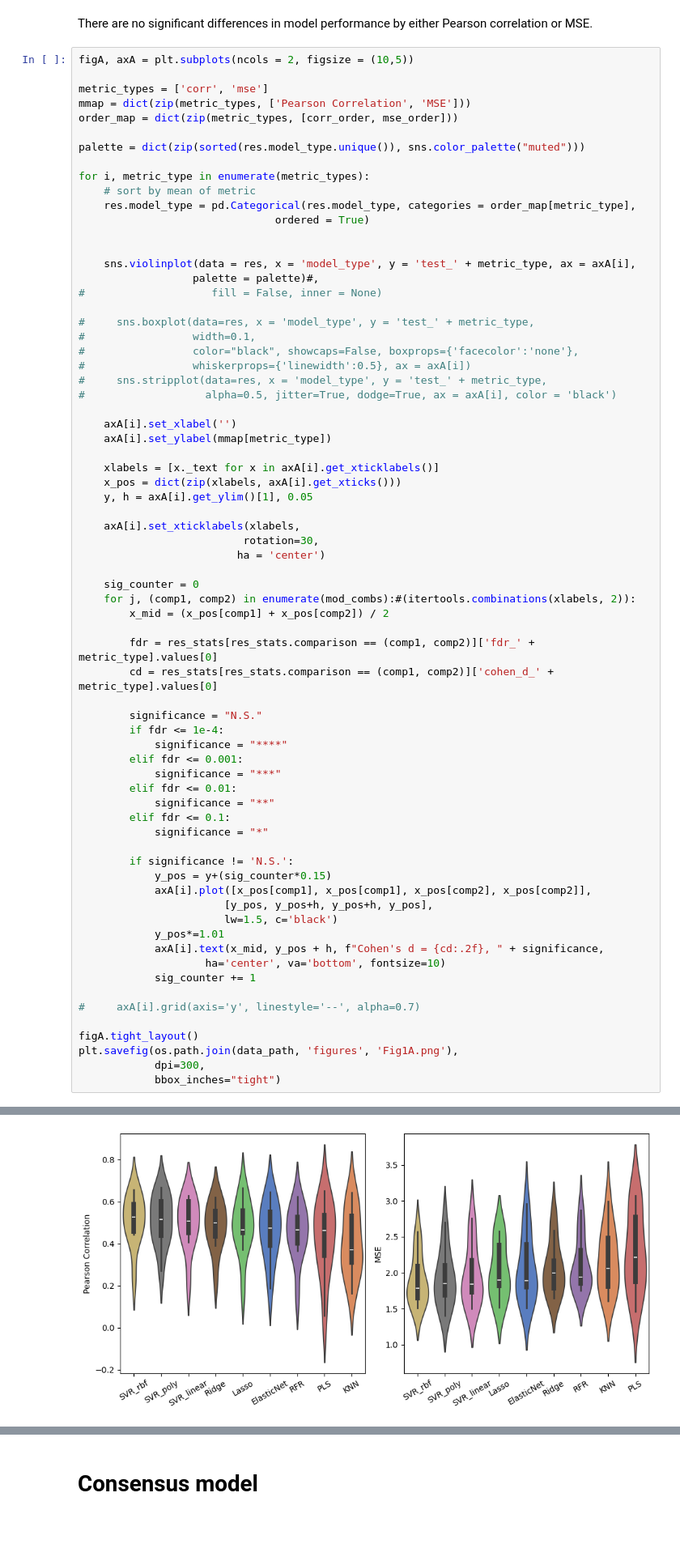
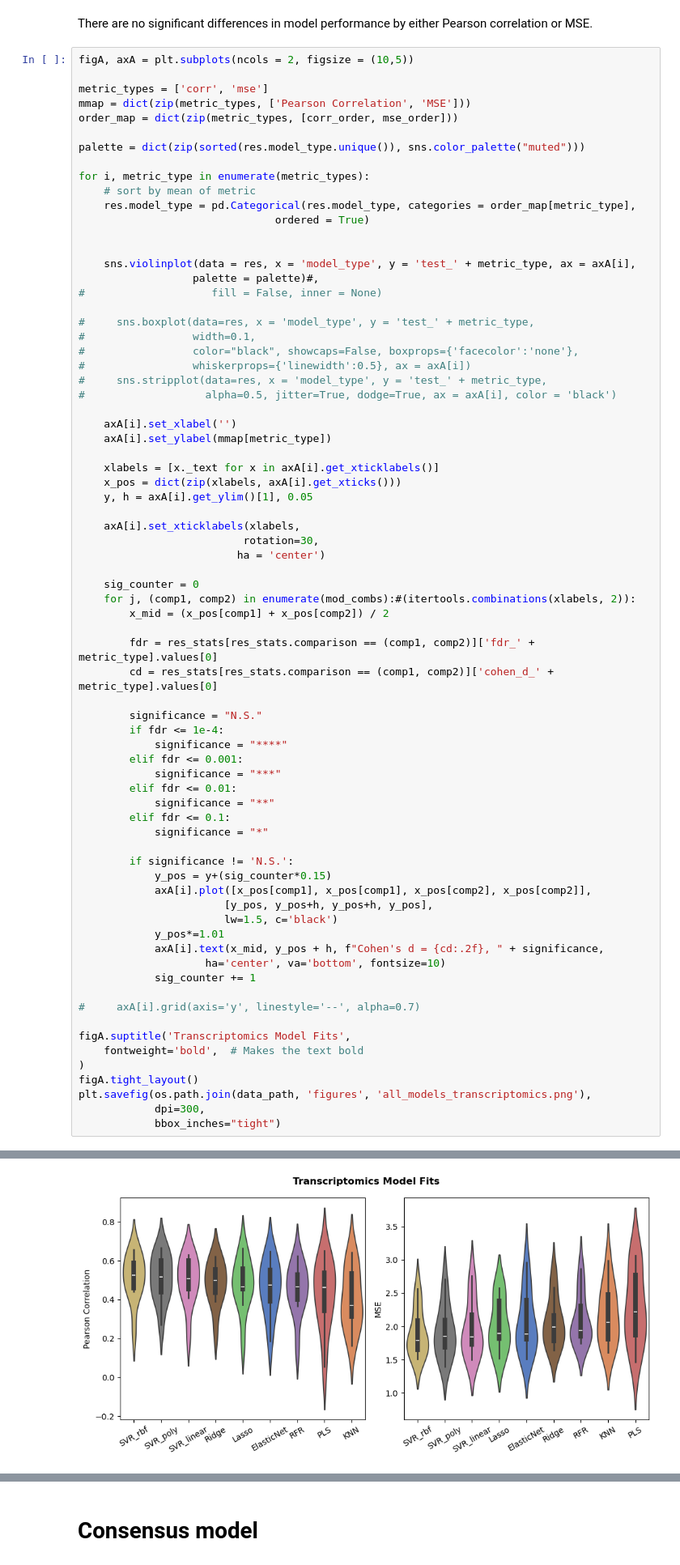
Before and after one commit to hmbaghdassarian/metastatic_potential, a Jupyter notebook: notebooks/A_rna_prediction/03_predict_transcriptomics.ipynb, the cells around one changed output, grey strips where cells are left out. Shown at 81% size. Saved outputs shown, nothing was run; the diff lists cells and outputs as text; blank space fills up the shorter version.

```diff
--- a/notebooks/A_rna_prediction/03_predict_transcriptomics.ipynb
+++ b/notebooks/A_rna_prediction/03_predict_transcriptomics.ipynb
@@ -247,35 +247,38 @@ for i, metric_type in enumerate(metric_types):
         elif fdr <= 0.001:
             significance = "***"
         elif fdr <= 0.01:
             significance = "**"
         elif fdr <= 0.1:
             significance = "*"
 
         if significance != 'N.S.':
             y_pos = y+(sig_counter*0.15)
             axA[i].plot([x_pos[comp1], x_pos[comp1], x_pos[comp2], x_pos[comp2]],
                        [y_pos, y_pos+h, y_pos+h, y_pos],
                        lw=1.5, c='black')
             y_pos*=1.01
             axA[i].text(x_mid, y_pos + h, f"Cohen's d = {cd:.2f}, " + significance,
                     ha='center', va='bottom', fontsize=10)
             sig_counter += 1
 
 #     axA[i].grid(axis='y', linestyle='--', alpha=0.7)
 
+figA.suptitle('Transcriptomics Model Fits',
+    fontweight='bold',  # Makes the text bold
+)
 figA.tight_layout()
-plt.savefig(os.path.join(data_path, 'figures', 'Fig1A.png'),
+plt.savefig(os.path.join(data_path, 'figures', 'all_models_transcriptomics.png'),
             dpi=300,
             bbox_inches="tight")
 # %% [output]
 Passing `palette` without assigning `hue` is deprecated and will be removed in v0.14.0. Assign the `x` variable to `hue` and set `legend=False` for the same effect.
 
   sns.violinplot(data = res, x = 'model_type', y = 'test_' + metric_type, ax = axA[i],
 
 Passing `palette` without assigning `hue` is deprecated and will be removed in v0.14.0. Assign the `x` variable to `hue` and set `legend=False` for the same effect.
 
   sns.violinplot(data = res, x = 'model_type', y = 'test_' + metric_type, ax = axA[i],
-[figure, old version]
+[figure, new version]
 # %% [markdown]
 For each metric (panels), violin plots are ordered by the best performing mean value across folds. Each fold has the best model selected using optuna hyperparameter tuning. We observe the following:
 - there are no significant differences in any of the model performance for both correlation and MSE
```
Also changed, not shown: parts of 4 cells of this notebook, 4 other files.
